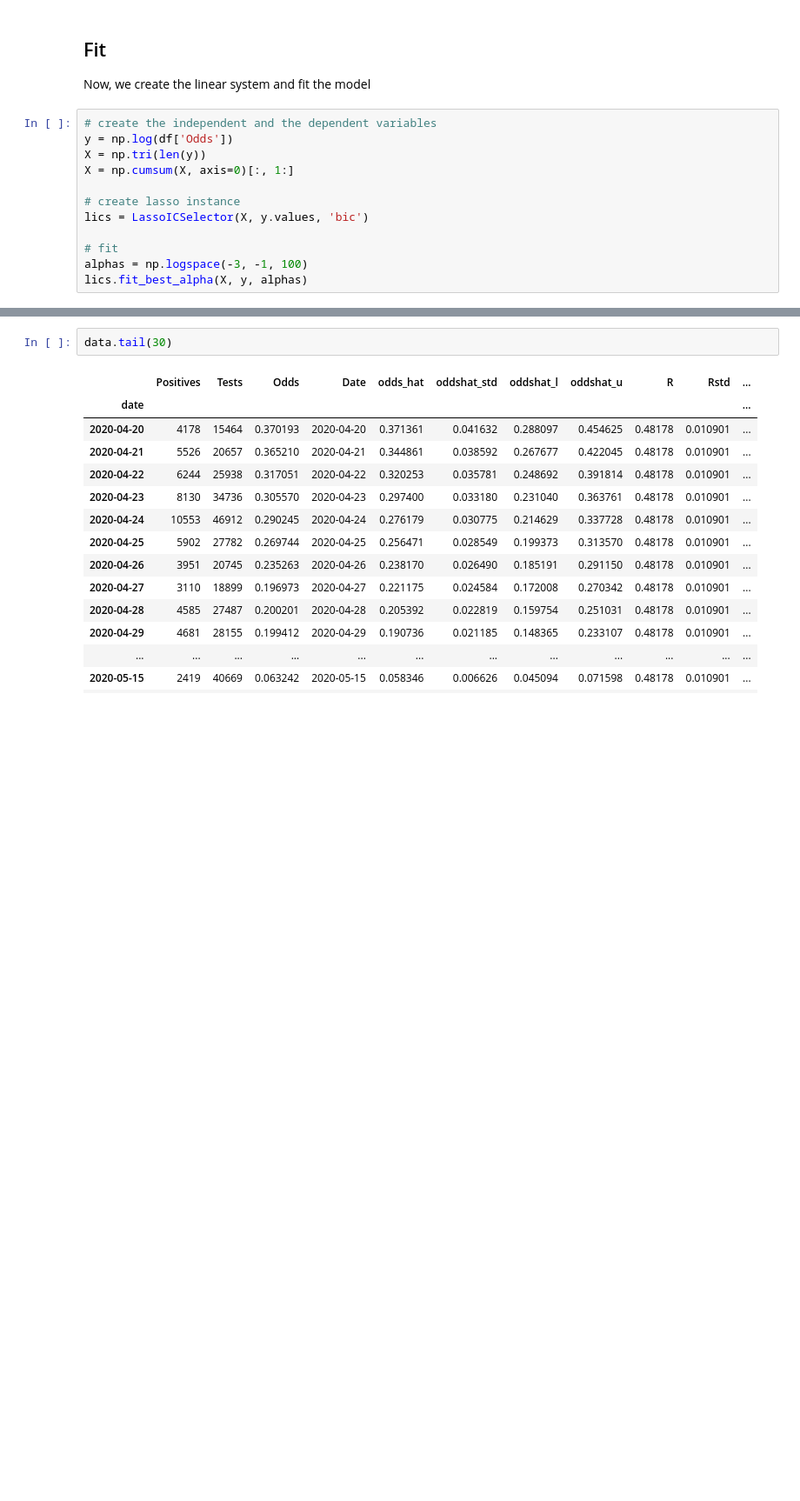
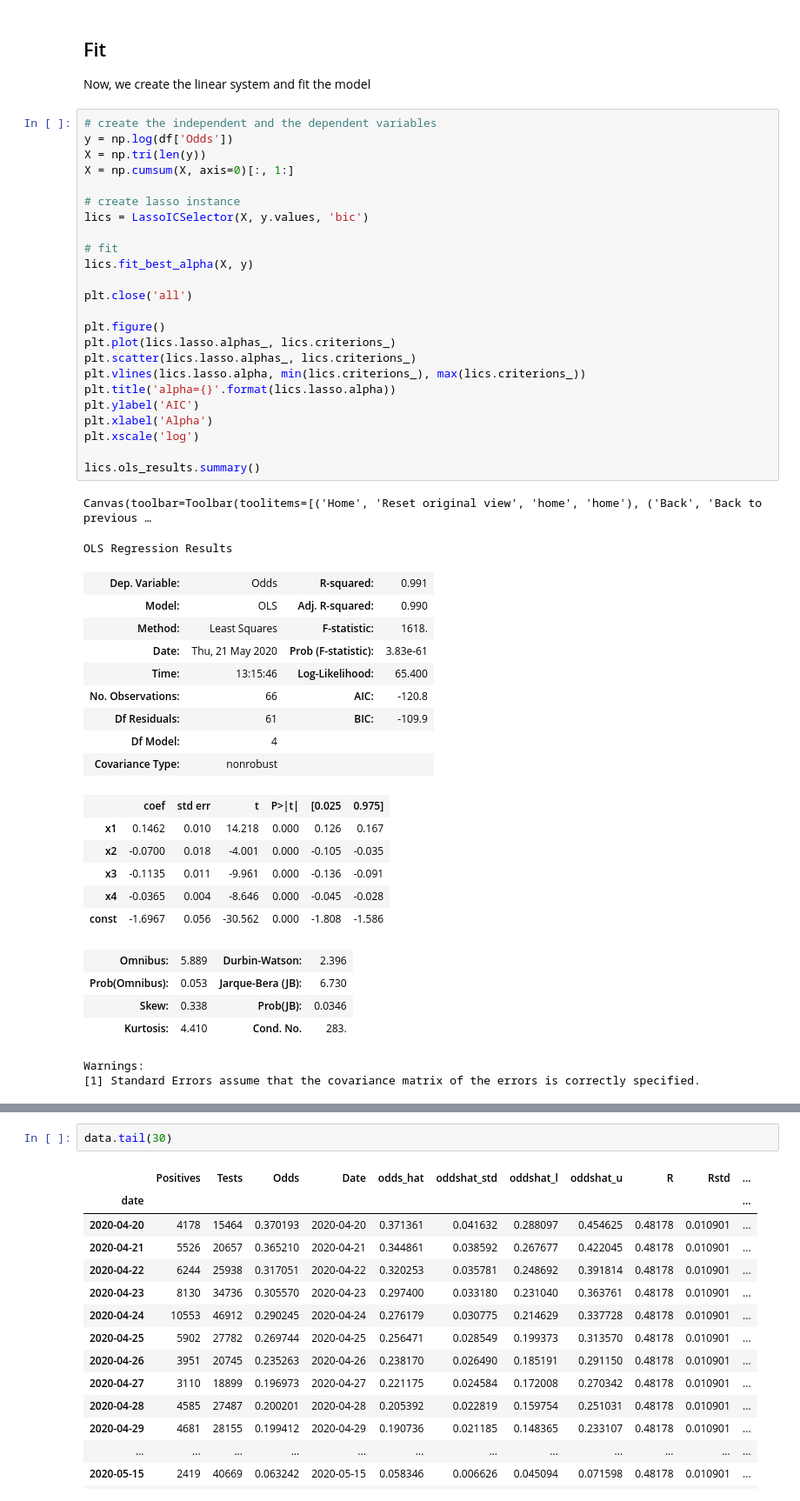
Before and after one commit to ababino/corona, a Jupyter notebook: Binomial_L1_LR_AIC.ipynb, the cells around one changed output, grey strips where cells are left out. Shown: that part at 87% size. Saved outputs shown, nothing was run; the diff lists cells and outputs as text; blank space fills up the shorter version.

Commit message:
use lars argorithm to find best alpha

```diff
--- a/Binomial_L1_LR_AIC.ipynb
+++ b/Binomial_L1_LR_AIC.ipynb
@@ -377,12 +364,48 @@ Now, we create the linear system and fit the model
 # %%
 # create the independent and the dependent variables
 y = np.log(df['Odds'])
 X = np.tri(len(y))
 X = np.cumsum(X, axis=0)[:, 1:]
 
 # create lasso instance
 lics = LassoICSelector(X, y.values, 'bic')
 
 # fit
-alphas = np.logspace(-3, -1, 100)
-lics.fit_best_alpha(X, y, alphas)
+lics.fit_best_alpha(X, y)
+
+plt.close('all')
+
+plt.figure()
+plt.plot(lics.lasso.alphas_, lics.criterions_)
+plt.scatter(lics.lasso.alphas_, lics.criterions_)
+plt.vlines(lics.lasso.alpha, min(lics.criterions_), max(lics.criterions_))
+plt.title('alpha={}'.format(lics.lasso.alpha))
+plt.ylabel('AIC')
+plt.xlabel('Alpha')
+plt.xscale('log')
+
+lics.ols_results.summary()
+# %% [output]
+Canvas(toolbar=Toolbar(toolitems=[('Home', 'Reset original view', 'home', 'home'), ('Back', 'Back to previous …
+OLS Regression Results
+| Dep. Variable: | Odds | R-squared: | 0.991 |
+| Model: | OLS | Adj. R-squared: | 0.990 |
+| Method: | Least Squares | F-statistic: | 1618. |
+| Date: | Thu, 21 May 2020 | Prob (F-statistic): | 3.83e-61 |
+| Time: | 13:15:46 | Log-Likelihood: | 65.400 |
+| No. Observations: | 66 | AIC: | -120.8 |
+| Df Residuals: | 61 | BIC: | -109.9 |
+| Df Model: | 4 |  |  |
+| Covariance Type: | nonrobust |  |  |
+|  | coef | std err | t | P>|t| | [0.025 | 0.975] |
+| x1 | 0.1462 | 0.010 | 14.218 | 0.000 | 0.126 | 0.167 |
+| x2 | -0.0700 | 0.018 | -4.001 | 0.000 | -0.105 | -0.035 |
+| x3 | -0.1135 | 0.011 | -9.961 | 0.000 | -0.136 | -0.091 |
+| x4 | -0.0365 | 0.004 | -8.646 | 0.000 | -0.045 | -0.028 |
+| const | -1.6967 | 0.056 | -30.562 | 0.000 | -1.808 | -1.586 |
+| Omnibus: | 5.889 | Durbin-Watson: | 2.396 |
+| Prob(Omnibus): | 0.053 | Jarque-Bera (JB): | 6.730 |
+| Skew: | 0.338 | Prob(JB): | 0.0346 |
+| Kurtosis: | 4.410 | Cond. No. | 283. |
+Warnings:
+[1] Standard Errors assume that the covariance matrix of the errors is correctly specified.
```
Also changed, not shown: parts of 7 cells of this notebook.
